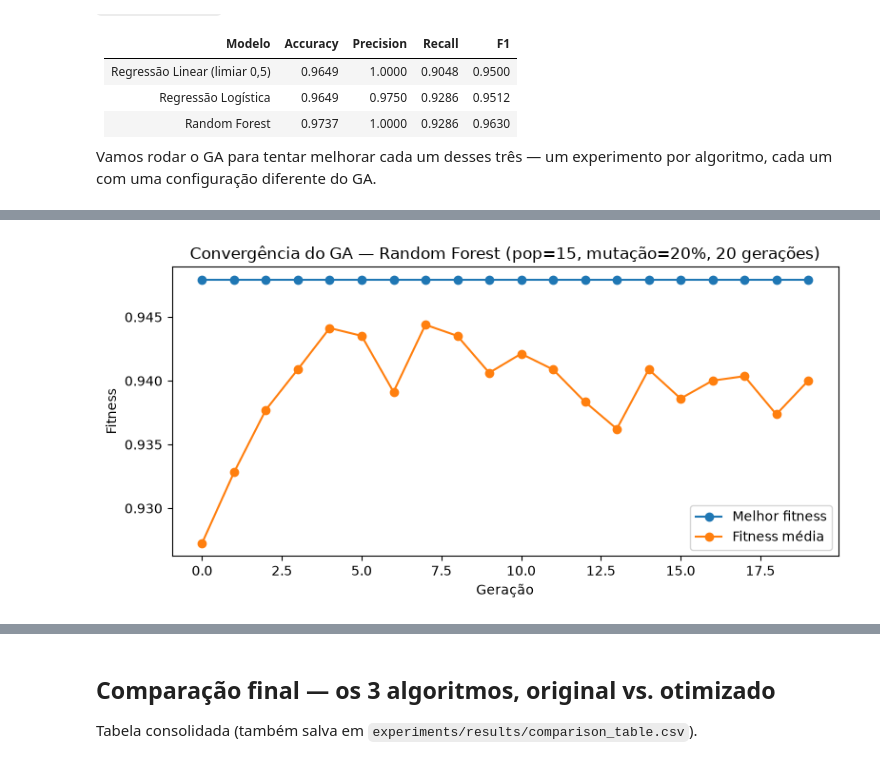
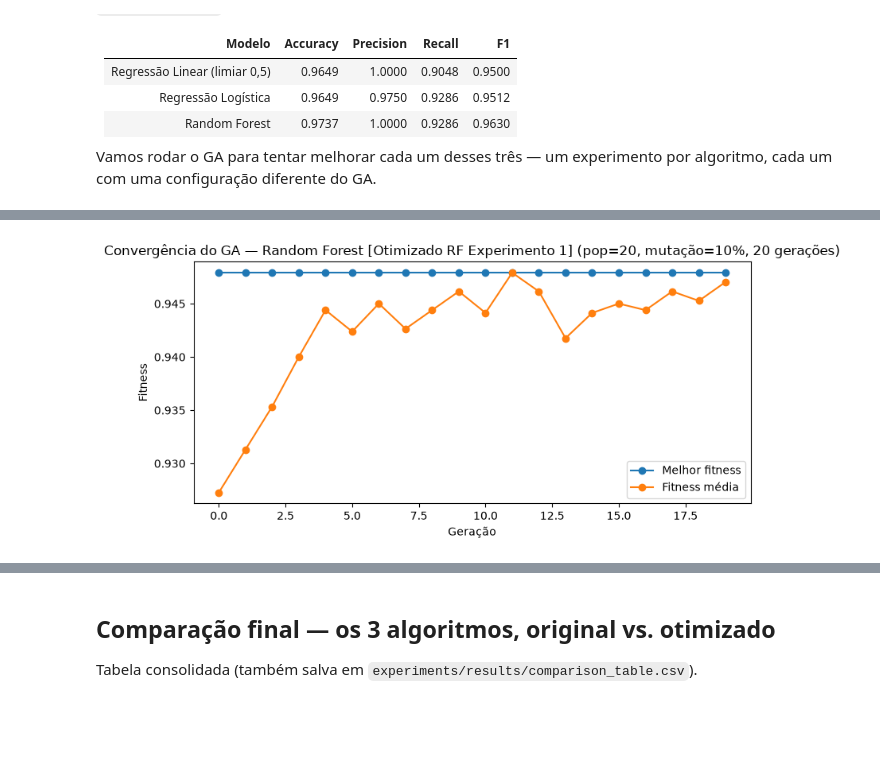
Before and after one commit to SamirGoes/tech-challenge-fiap-fase2, a Jupyter notebook: notebooks/GA_HyperparametersOptimization.ipynb, the cells around one changed output, grey strips where cells are left out. Drawn from its saved outputs; the diff is of its cells as text; code cells hidden in the pictures; blank space fills up the shorter version.

```diff
--- a/notebooks/GA_HyperparametersOptimization.ipynb
+++ b/notebooks/GA_HyperparametersOptimization.ipynb
@@ -228,24 +384,71 @@ pd.DataFrame([metricas_log_original, metricas_log_otimizado], index=["Original",
 # %%
-random.seed(42)
+CONFIGS_3 = [
+    {"nome": "Otimizado RF Experimento 1", "pop": 20, "geracoes": 20, "mutacao": 0.1},
+    {"nome": "Otimizado RF Experimento 2", "pop": 40, "geracoes": 20, "mutacao": 0.1},
+    {"nome": "Otimizado RF Experimento 3", "pop": 20, "geracoes": 20, "mutacao": 0.4},
+    {"nome": "Otimizado RF Experimento 4", "pop": 30, "geracoes": 35, "mutacao": 0.2},
+]
 
-POP_3, GERACOES_3, MUTACAO_3 = 20, 20, 0.2
+resultados_rf = {}
+linhas_historico_rf = []
+melhor_global_rf = None
 
-populacao_inicial = [ga_utils.criar_individuo_rf() for _ in range(POP_3)]
-populacao, historico_rf, fitnesses = do_GA(
-    populacao_inicial, GERACOES_3, MUTACAO_3,
-    ga_utils.fitness_rf, ga_utils.mutar_rf,
-)
+for cfg in CONFIGS_3:
+    random.seed(42)
+    populacao_inicial = [ga_utils.criar_individuo_rf() for _ in range(cfg["pop"])]
 
-melhor_rf = populacao[int(np.argmax(fitnesses))]
-print("\nMelhores hiperparâmetros encontrados:", melhor_rf)
+    print(f"\n--- Experimento '{cfg['nome']}' (pop={cfg['pop']}, geracoes={cfg['geracoes']}, mutacao={cfg['mutacao']}) ---")
+    populacao, historico, fitnesses = do_GA(
+        populacao_inicial, cfg["geracoes"], cfg["mutacao"],
+        ga_utils.fitness_rf, ga_utils.mutar_rf,
+    )
 
-pd.DataFrame(historico_rf).to_csv(RESULTADOS_DIR / "fitness_history_random_forest.csv", index=False)
+    melhor_idx = int(np.argmax(fitnesses))
+    melhor_individuo = populacao[melhor_idx]
+    melhor_fitness = fitnesses[melhor_idx]
+
+    for h in historico:
+        linhas_historico_rf.append({
+            **h,
+            "experimento": cfg["nome"],
+            "pop": cfg["pop"],
+            "geracoes": cfg["geracoes"],
+            "mutacao": cfg["mutacao"],
+        })
+
+    resultados_rf[cfg["nome"]] = {
+        "config": cfg,
+        "melhor_individuo": melhor_individuo,
+        "melhor_fitness": melhor_fitness,
+    }
+
+    if melhor_global_rf is None or melhor_fitness > melhor_global_rf["melhor_fitness"]:
+        melhor_global_rf = {
+            "experimento": cfg["nome"],
+            "pop": cfg["pop"],
+            "geracoes": cfg["geracoes"],
+            "mutacao": cfg["mutacao"],
+            "melhor_individuo": melhor_individuo,
+            "melhor_fitness": melhor_fitness,
+        }
+
+    print(f"Melhores hiperparâmetros encontrados ({cfg['nome']}): {melhor_individuo}  (fitness={melhor_fitness:.4f})")
+
+melhor_rf = melhor_global_rf["melhor_individuo"]
+print(f"\n=== Melhor de todos os experimentos: '{melhor_global_rf['experimento']}' "
+      f"(fitness={melhor_global_rf['melhor_fitness']:.4f}) -> {melhor_rf} ===")
+
+pd.DataFrame(linhas_historico_rf).to_csv(RESULTADOS_DIR / "fitness_history_random_forest.csv", index=False)
 with open(RESULTADOS_DIR / "best_hyperparams_random_forest.json", "w") as f:
-    json.dump({"algoritmo": "random_forest", "melhor_individuo": melhor_rf}, f, indent=2, default=str)
+    json.dump({"algoritmo": "random_forest", **melhor_global_rf}, f, indent=2, default=str)
 
-plt.figure(figsize=(8, 4))
-plt.plot([h["geracao"] for h in historico_rf], [h["melhor"] for h in historico_rf], label="Melhor fitness", marker="o")
-plt.plot([h["geracao"] for h in historico_rf], [h["media"] for h in historico_rf], label="Fitness média", marker="o")
-plt.xlabel("Geração"); plt.ylabel("Fitness"); plt.title("Convergência do GA — Random Forest (pop=15, mutação=20%, 20 gerações)")
-plt.legend(); plt.tight_layout(); plt.show()
+for cfg in CONFIGS_3:
+    hist_cfg = [h for h in linhas_historico_rf if h["experimento"] == cfg["nome"]]
+    plt.figure(figsize=(8, 4))
+    plt.plot([h["geracao"] for h in hist_cfg], [h["melhor"] for h in hist_cfg], label="Melhor fitness", marker="o")
+    plt.plot([h["geracao"] for h in hist_cfg], [h["media"] for h in hist_cfg], label="Fitness média", marker="o")
+    plt.xlabel("Geração"); plt.ylabel("Fitness")
+    plt.title(f"Convergência do GA — Random Forest [{cfg['nome']}] "
+              f"(pop={cfg['pop']}, mutação={int(cfg['mutacao'] * 100)}%, {cfg['geracoes']} gerações)")
+    plt.legend(); plt.tight_layout(); plt.show()
 # %% [output]
@@ -269 +472 @@ Melhores hiperparâmetros encontrados: {'n_estimators': 200, 'max_depth': 5, 'mi
-[figure, old version]
+[figure, new version]
```
Also changed, not shown: parts of 11 cells of this notebook, 21 other files.
